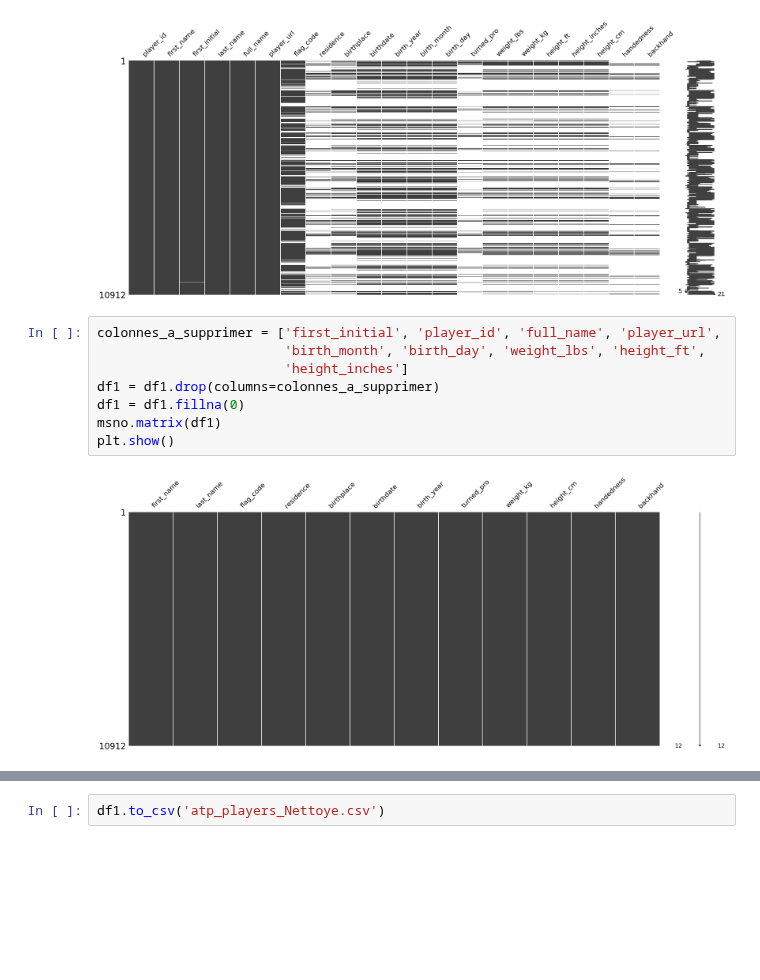
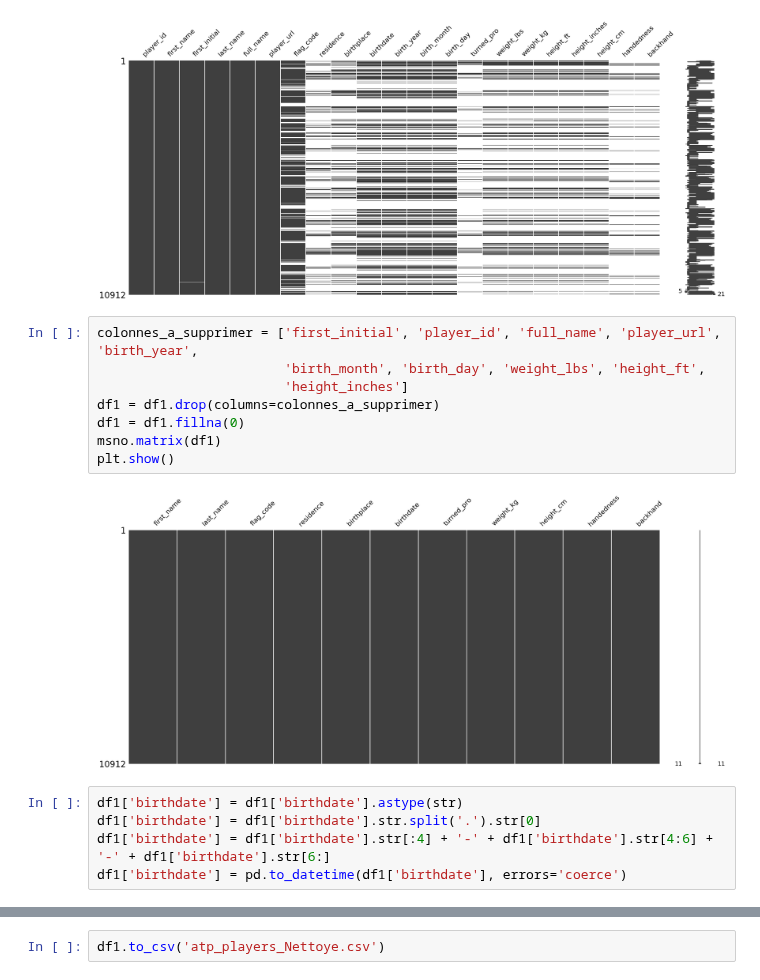
Before and after one commit to S0nia11/Projet_Sp-, a Jupyter notebook: Nettoyage data/Datasets/atp-match-data/Nettoyage_atp.ipynb, the cells around one changed output, grey strips where cells are left out. Cells and saved outputs as stored; diff of their text form; blank space fills up the shorter version.

```diff
--- a/Nettoyage data/Datasets/atp-match-data/Nettoyage_atp.ipynb
+++ b/Nettoyage data/Datasets/atp-match-data/Nettoyage_atp.ipynb
@@ -30,12 +31,17 @@ plt.show()
 # %% [output]
 [figure]
 # %%
-colonnes_a_supprimer = ['first_initial', 'player_id', 'full_name', 'player_url',
+colonnes_a_supprimer = ['first_initial', 'player_id', 'full_name', 'player_url', 'birth_year',
                         'birth_month', 'birth_day', 'weight_lbs', 'height_ft',
                         'height_inches']
 df1 = df1.drop(columns=colonnes_a_supprimer)
 df1 = df1.fillna(0)
 msno.matrix(df1)
 plt.show()
 # %% [output]
-[figure, old version]
+[figure, new version]
+# %%
+df1['birthdate'] = df1['birthdate'].astype(str)
+df1['birthdate'] = df1['birthdate'].str.split('.').str[0]
+df1['birthdate'] = df1['birthdate'].str[:4] + '-' + df1['birthdate'].str[4:6] + '-' + df1['birthdate'].str[6:]
+df1['birthdate'] = pd.to_datetime(df1['birthdate'], errors='coerce')
```
Also changed, not shown: parts of 2 cells of this notebook, 39 other files.
